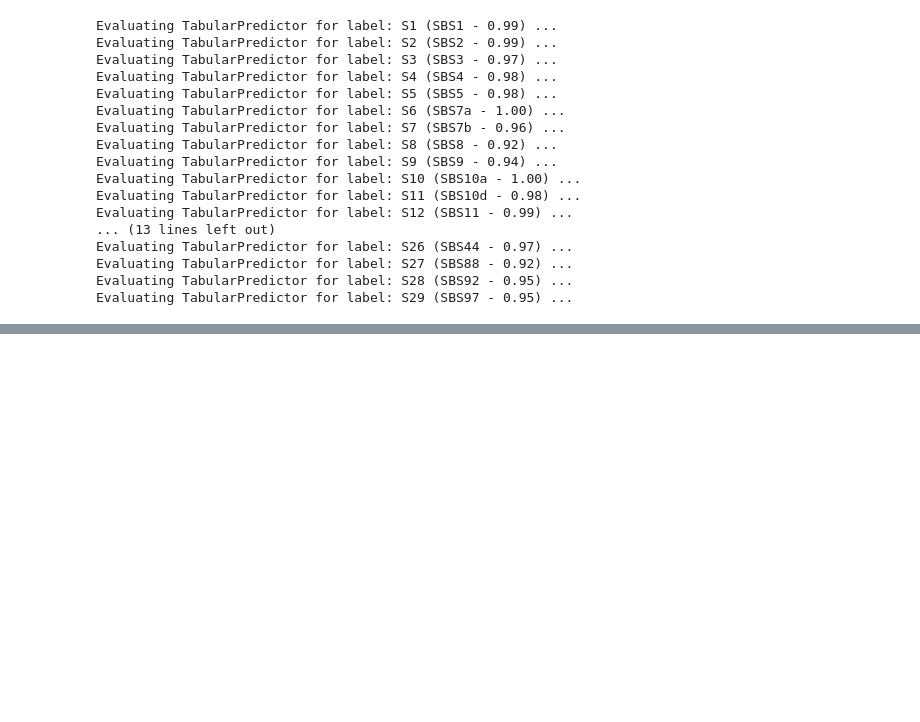
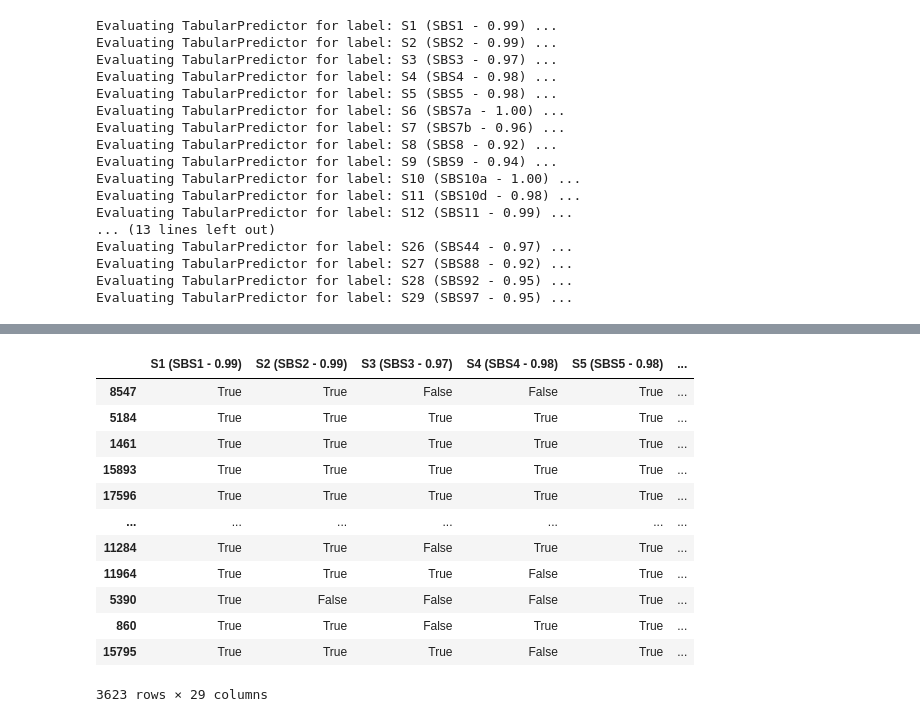
Before and after one commit to MassimoZarantonello2/SignatureInference, a Jupyter notebook: scripts/pipeline.ipynb, the cells around one changed output, grey strips where cells are left out. Cells and saved outputs as stored; diff of their text form; code cells hidden in the pictures; blank space fills up the shorter version.

```diff
--- a/scripts/pipeline.ipynb
+++ b/scripts/pipeline.ipynb
@@ -45 +66,24 @@ pd.DataFrame(evaluations)
 7 rows × 29 columns
+# %%
+from sklearn.linear_model import LinearRegression
+from sklearn.model_selection import train_test_split
+linear_gt = pd.read_csv('../simulations/ground_truth/bin_exposures.csv')
+exposure = pd.read_csv('../simulations/ground_truth/exposures.csv')
+
+X_train, X_test, y_train, y_test = train_test_split(linear_gt.iloc[:,1:], exposure.iloc[:,1:], train_size=0.2, random_state=42)
+# %%
+X_train
+# %% [output]
+|  | S1 (SBS1 - 0.99) | S2 (SBS2 - 0.99) | S3 (SBS3 - 0.97) | S4 (SBS4 - 0.98) | S5 (SBS5 - 0.98) | ... |
+| 8547 | True | True | False | False | True | ... |
+| 5184 | True | True | True | True | True | ... |
+| 1461 | True | True | True | True | True | ... |
+| 15893 | True | True | True | True | True | ... |
+| 17596 | True | True | True | True | True | ... |
+| ... | ... | ... | ... | ... | ... | ... |
+| 11284 | True | True | False | True | True | ... |
+| 11964 | True | True | True | False | True | ... |
+| 5390 | True | False | False | False | True | ... |
+| 860 | True | True | False | True | True | ... |
+| 15795 | True | True | True | False | True | ... |
+3623 rows × 29 columns
```
Also changed, not shown: parts of 8 cells of this notebook, 8 other files.
